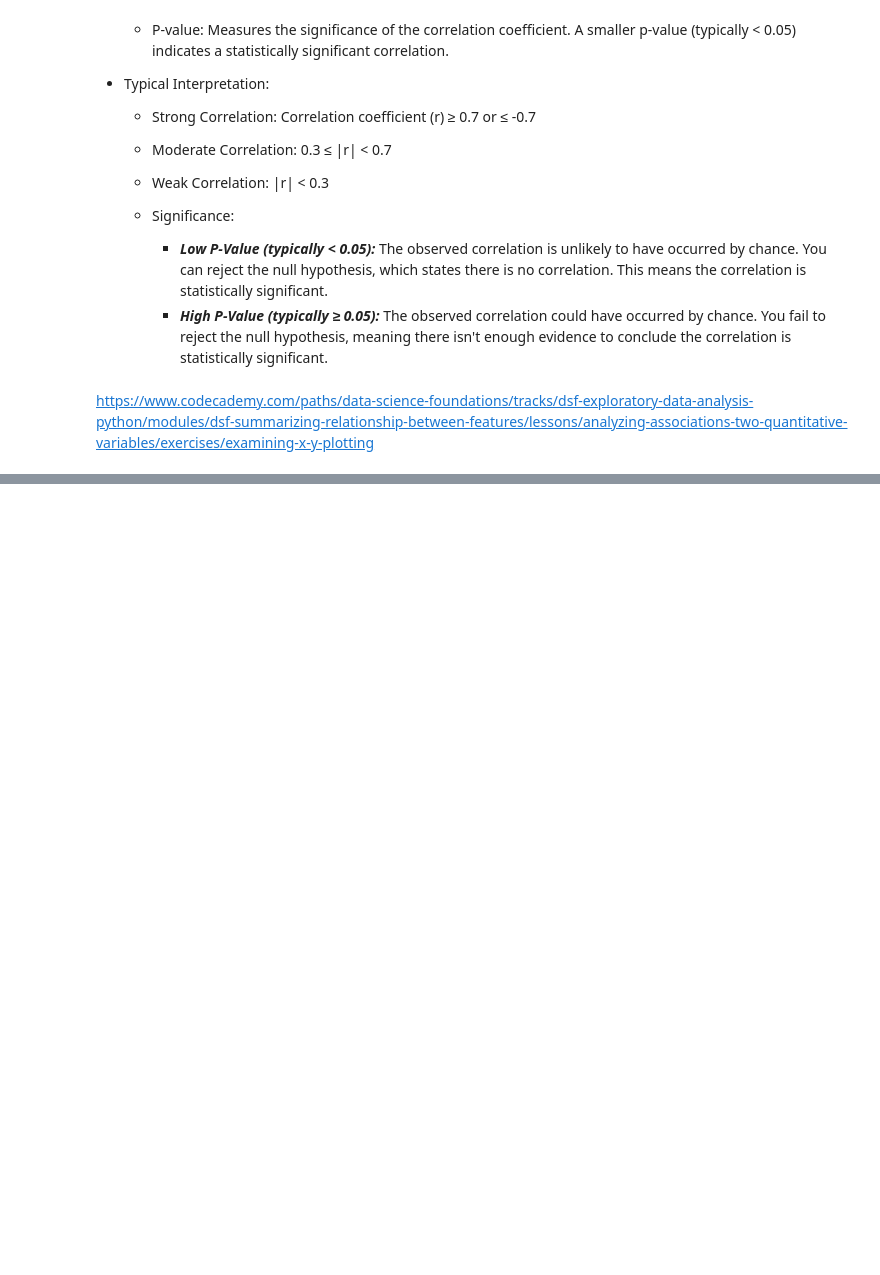
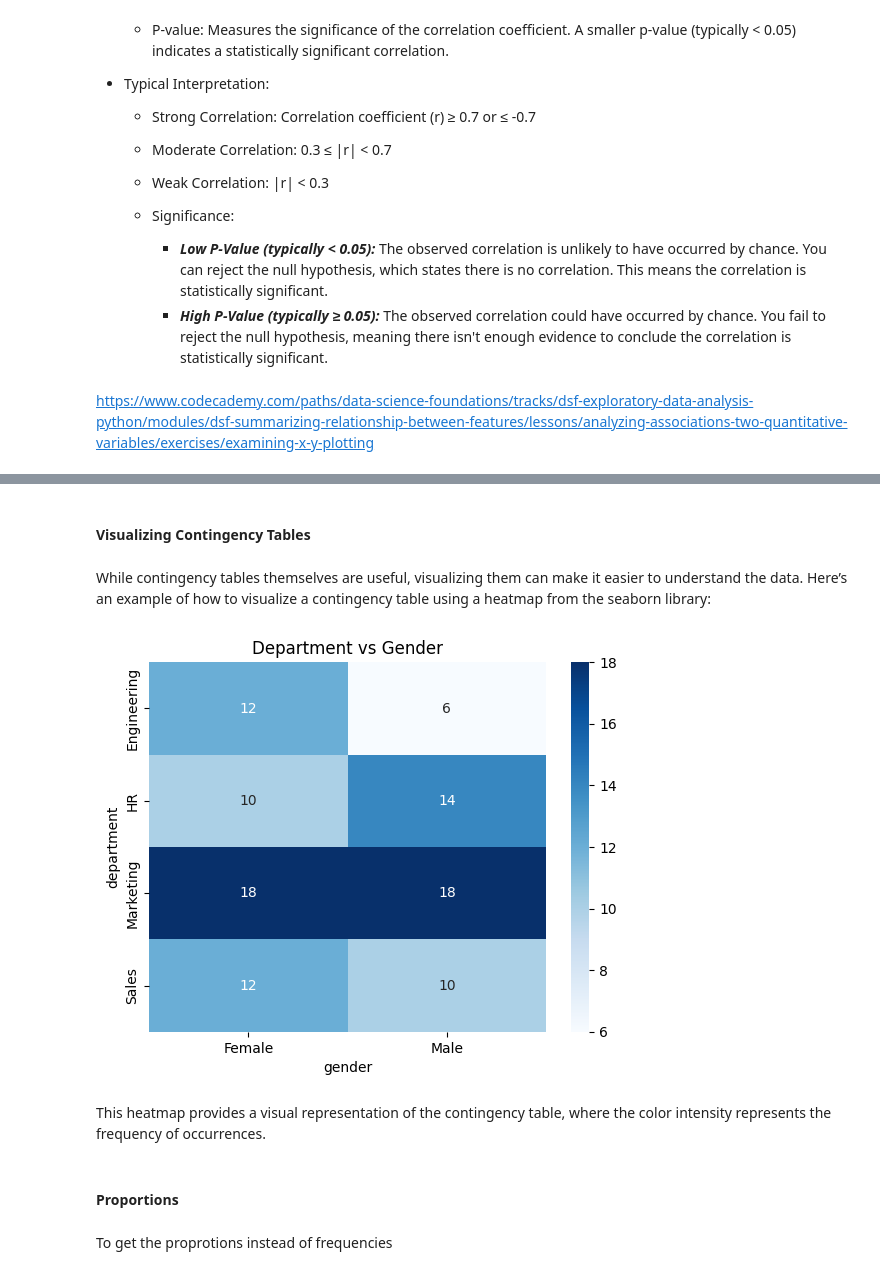
Before and after one commit to dpons222/ML-AI-Self-Learning, a Jupyter notebook: Python/Pandas/EDA.ipynb, the cells around one changed output, grey strips where cells are left out. Cells and saved outputs as stored; diff of their text form; code cells hidden in the pictures; blank space fills up the shorter version.

```diff
--- a/Python/Pandas/EDA.ipynb
+++ b/Python/Pandas/EDA.ipynb
@@ -176,0 +228,17 @@ https://www.codecademy.com/paths/data-science-foundations/tracks/dsf-exploratory
+# %% [markdown]
+#### Visualizing Contingency Tables
+# %% [markdown]
+While contingency tables themselves are useful, visualizing them can make it easier to understand the data. Here’s an example of how to visualize a contingency table using a heatmap from the seaborn library:
+# %%
+# Plot the heatmap
+sns.heatmap(contingency_table, annot=True, cmap='Blues')
+plt.title('Department vs Gender')
+plt.show()
+# %% [output]
+[figure, added]
+# %% [markdown]
+This heatmap provides a visual representation of the contingency table, where the color intensity represents the frequency of occurrences.
+# %% [markdown]
+#### Proportions
+# %% [markdown]
+To get the proprotions instead of frequencies
```
Also changed, not shown: parts of 41 cells of this notebook.
